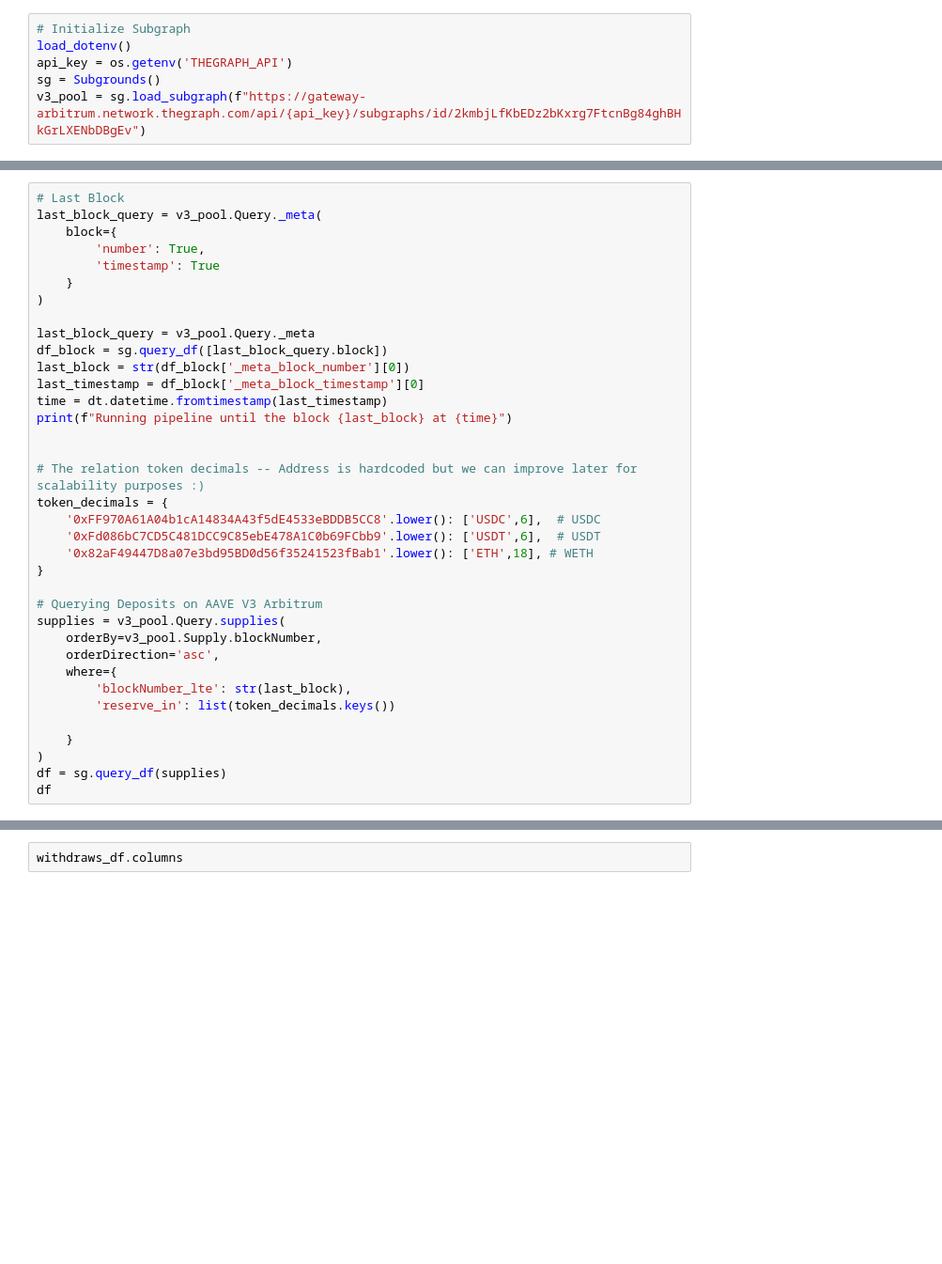
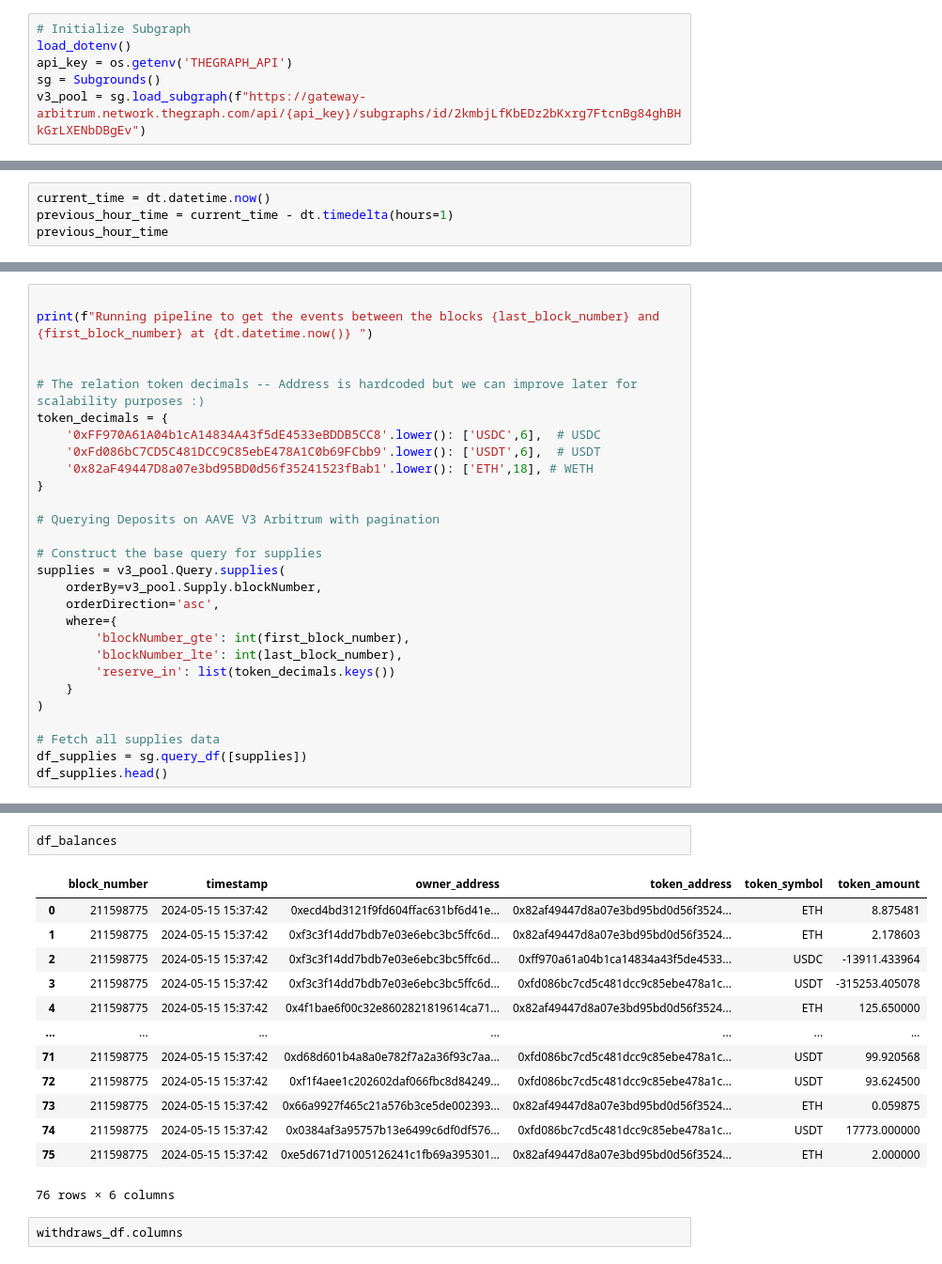
Before and after one commit to LimaRods/AAVE-V3-Subgraph-and-Adapter, a Jupyter notebook: testing_queries.ipynb, the cells around one changed output, grey strips where cells are left out. Shown: that part at 94% size. Cells and saved outputs as stored; diff of their text form; blank space fills up the shorter version.

```diff
--- a/testing_queries.ipynb
+++ b/testing_queries.ipynb
@@ -25,0 +22,4 @@ last_block
+# %%
+current_time = dt.datetime.now()
+previous_hour_time = current_time - dt.timedelta(hours=1)
+previous_hour_time
@@ -26,18 +74,6 @@ last_block
 # %%
-# Last Block
-last_block_query = v3_pool.Query._meta(
-    block={
-        'number': True,
-        'timestamp': True
-    }
-)
 
-last_block_query = v3_pool.Query._meta
-df_block = sg.query_df([last_block_query.block])
-last_block = str(df_block['_meta_block_number'][0])
-last_timestamp = df_block['_meta_block_timestamp'][0]
-time = dt.datetime.fromtimestamp(last_timestamp)
-print(f"Running pipeline until the block {last_block} at {time}")
+print(f"Running pipeline to get the events between the blocks {last_block_number} and {first_block_number} at {dt.datetime.now()} ")
 
 
 # The relation token decimals -- Address is hardcoded but we can improve later for scalability purposes :)
@@ -47,16 +83,20 @@ token_decimals = {
     '0x82aF49447D8a07e3bd95BD0d56f35241523fBab1'.lower(): ['ETH',18], # WETH
 }
 
-# Querying Deposits on AAVE V3 Arbitrum
+# Querying Deposits on AAVE V3 Arbitrum with pagination
+
+# Construct the base query for supplies
 supplies = v3_pool.Query.supplies(
     orderBy=v3_pool.Supply.blockNumber,
     orderDirection='asc',
     where={
-        'blockNumber_lte': str(last_block),
+        'blockNumber_gte': int(first_block_number),
+        'blockNumber_lte': int(last_block_number),
         'reserve_in': list(token_decimals.keys())
-
     }
 )
-df = sg.query_df(supplies)
-df
+
+# Fetch all supplies data
+df_supplies = sg.query_df([supplies])
+df_supplies.head()
 # %% [output]
@@ -148,3 +336,19 @@ liquidationCalls_df.head()
+# %%
+df_balances
+# %% [output]
+|  | block_number | timestamp | owner_address | token_address | token_symbol | token_amount |
+| 0 | 211598775 | 2024-05-15 15:37:42 | 0xecd4bd3121f9fd604ffac631bf6d41e... | 0x82af49447d8a07e3bd95bd0d56f3524... | ETH | 8.875481 |
+| 1 | 211598775 | 2024-05-15 15:37:42 | 0xf3c3f14dd7bdb7e03e6ebc3bc5ffc6d... | 0x82af49447d8a07e3bd95bd0d56f3524... | ETH | 2.178603 |
+| 2 | 211598775 | 2024-05-15 15:37:42 | 0xf3c3f14dd7bdb7e03e6ebc3bc5ffc6d... | 0xff970a61a04b1ca14834a43f5de4533... | USDC | -13911.433964 |
+| 3 | 211598775 | 2024-05-15 15:37:42 | 0xf3c3f14dd7bdb7e03e6ebc3bc5ffc6d... | 0xfd086bc7cd5c481dcc9c85ebe478a1c... | USDT | -315253.405078 |
+| 4 | 211598775 | 2024-05-15 15:37:42 | 0x4f1bae6f00c32e8602821819614ca71... | 0x82af49447d8a07e3bd95bd0d56f3524... | ETH | 125.650000 |
+| ... | ... | ... | ... | ... | ... | ... |
+| 71 | 211598775 | 2024-05-15 15:37:42 | 0xd68d601b4a8a0e782f7a2a36f93c7aa... | 0xfd086bc7cd5c481dcc9c85ebe478a1c... | USDT | 99.920568 |
+| 72 | 211598775 | 2024-05-15 15:37:42 | 0xf1f4aee1c202602daf066fbc8d84249... | 0xfd086bc7cd5c481dcc9c85ebe478a1c... | USDT | 93.624500 |
+| 73 | 211598775 | 2024-05-15 15:37:42 | 0x66a9927f465c21a576b3ce5de002393... | 0x82af49447d8a07e3bd95bd0d56f3524... | ETH | 0.059875 |
+| 74 | 211598775 | 2024-05-15 15:37:42 | 0x0384af3a95757b13e6499c6df0df576... | 0xfd086bc7cd5c481dcc9c85ebe478a1c... | USDT | 17773.000000 |
+| 75 | 211598775 | 2024-05-15 15:37:42 | 0xe5d671d71005126241c1fb69a395301... | 0x82af49447d8a07e3bd95bd0d56f3524... | ETH | 2.000000 |
+76 rows × 6 columns
 # %%
 withdraws_df.columns
 # %% [output]
```
Also changed, not shown: parts of 9 cells of this notebook.
